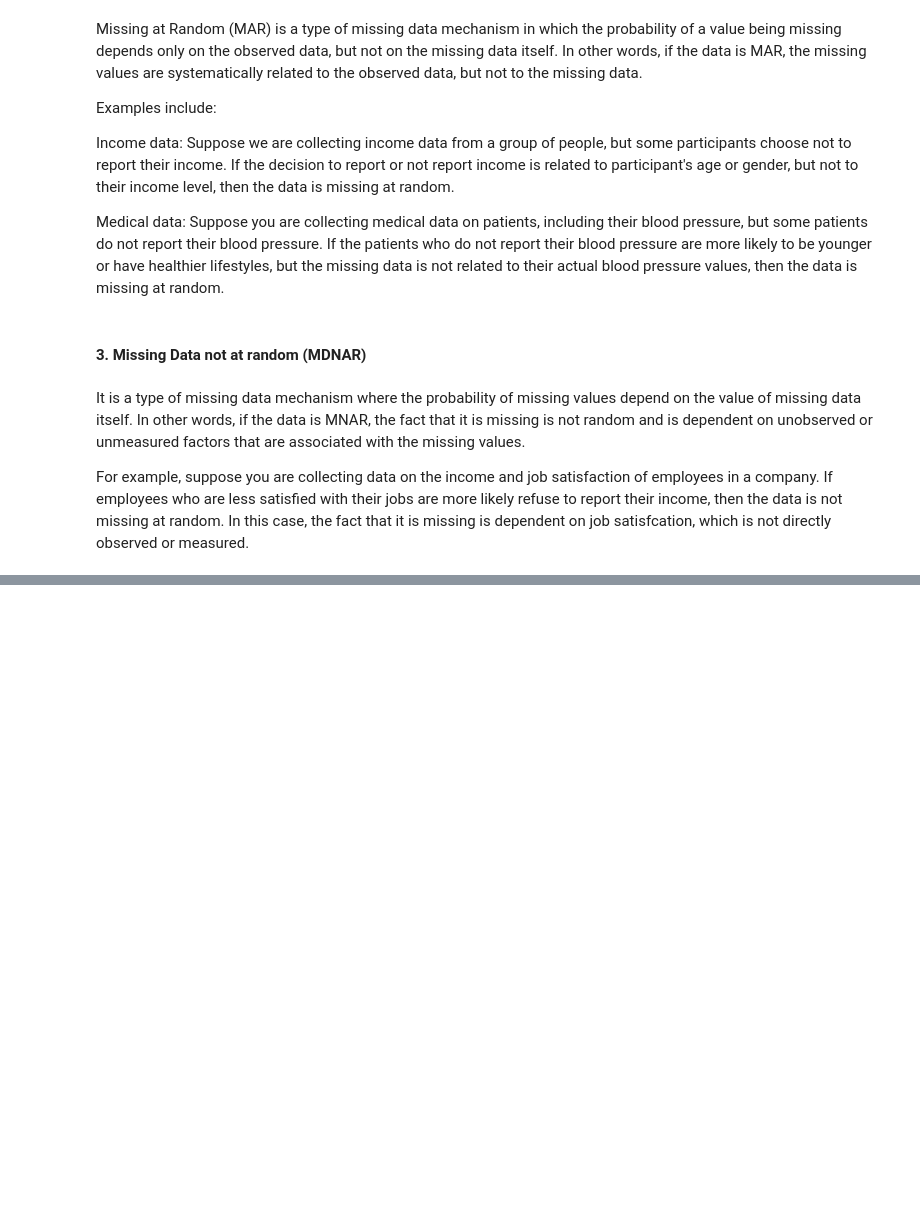
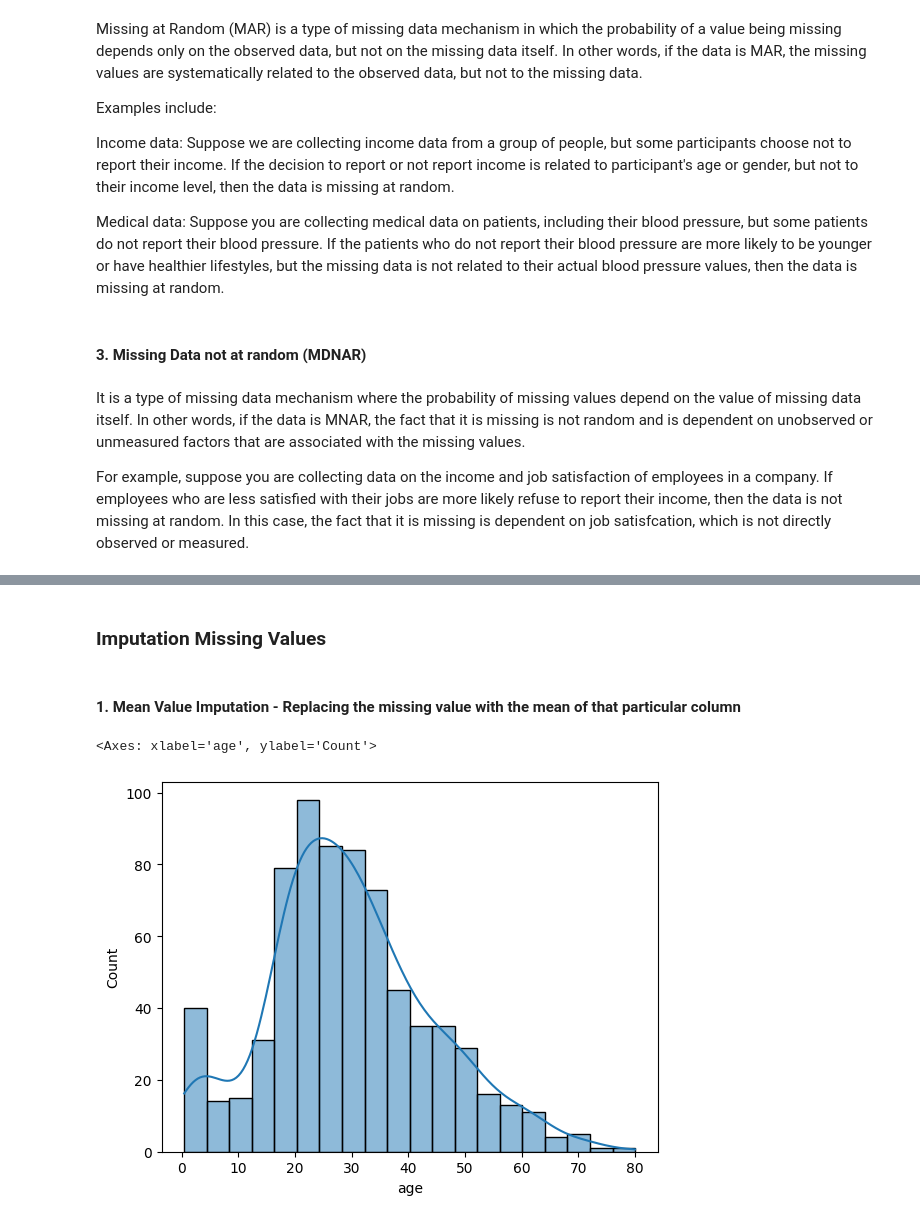
Before and after one commit to Krish-tech-007/Feature-Engineering, a Jupyter notebook: 1.0 - Handling Missing Values.ipynb, the cells around one changed output, grey strips where cells are left out. Cells and saved outputs as stored; diff of their text form; code cells hidden in the pictures; blank space fills up the shorter version.

```diff
--- a/1.0 - Handling Missing Values.ipynb
+++ b/1.0 - Handling Missing Values.ipynb
@@ -26,0 +31,2 @@ For example, suppose you are collecting data on the income and job satisfaction
+# %%
+df = sns.load_dataset('titanic') #This dataset has a lot of missing values
@@ -26,0 +111,9 @@ For example, suppose you are collecting data on the income and job satisfaction
+# %% [markdown]
+### Imputation Missing Values
+# %% [markdown]
+#### 1. Mean Value Imputation - Replacing the missing value with the mean of that particular column
+# %%
+sns.histplot(df['age'], kde=True)
+# %% [output]
+<Axes: xlabel='age', ylabel='Count'>
+[figure, added]
```
Also changed, not shown: parts of 17 cells of this notebook.
